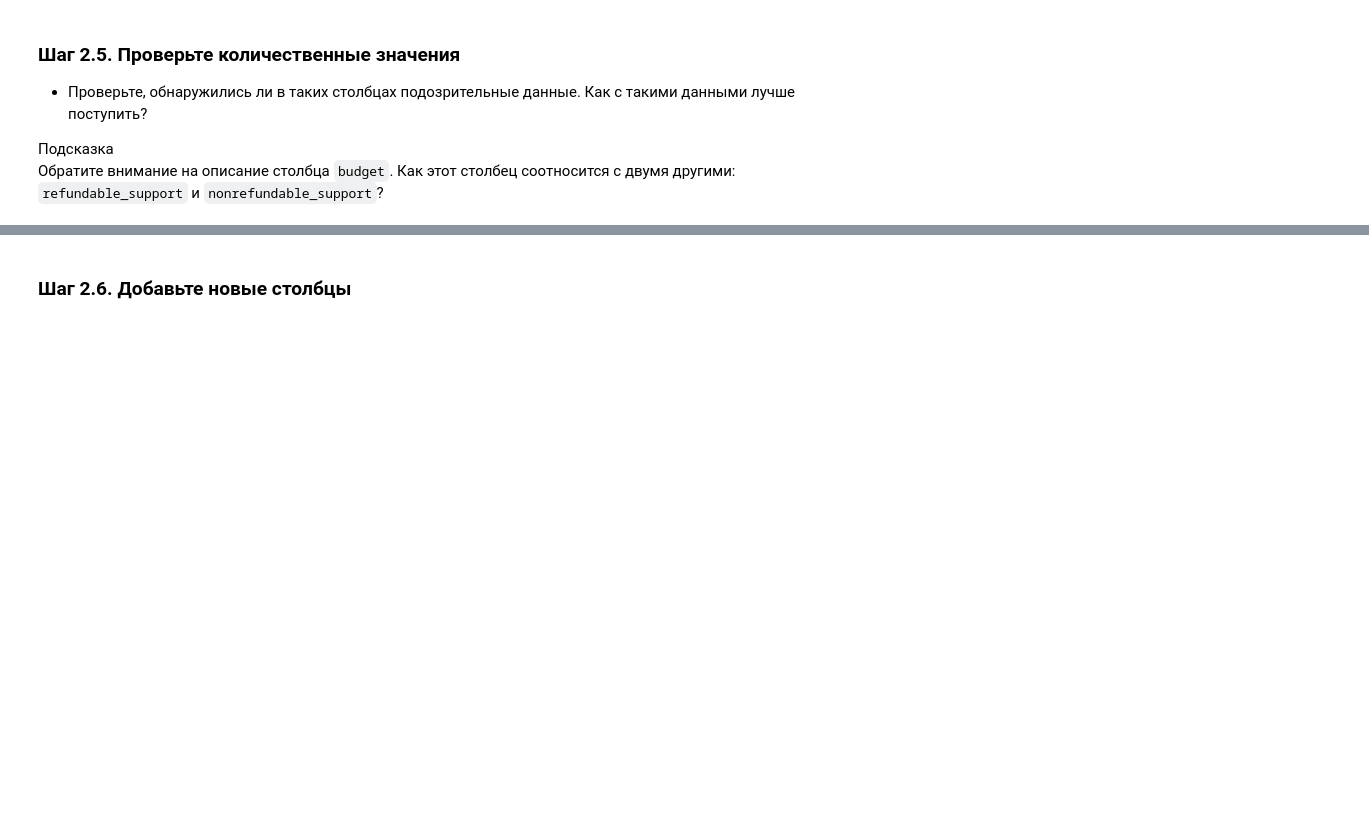
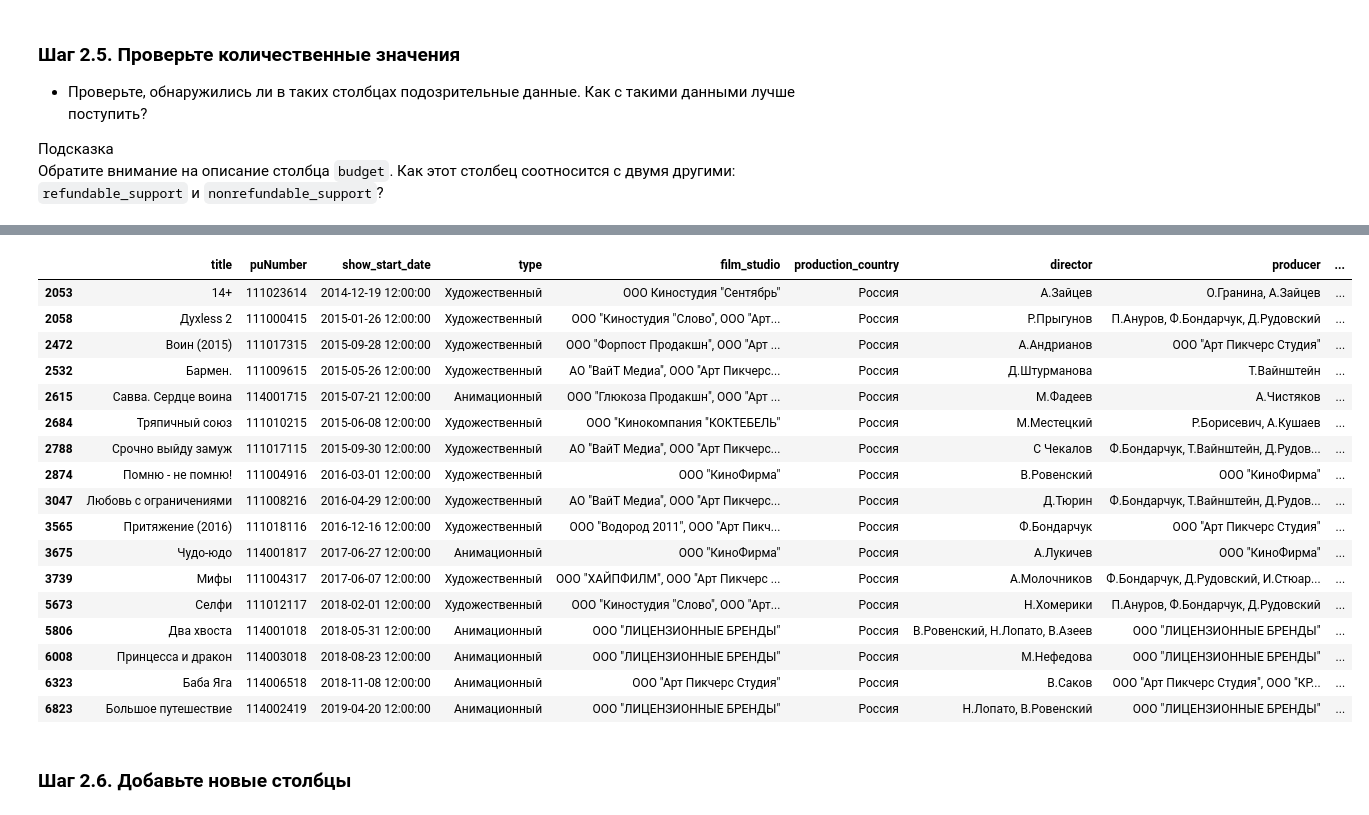
Before and after one commit to ArtyomRasskazov/Practicum, a Jupyter notebook: 1-4-russian-film-distribution.ipynb, the cells around one changed output, grey strips where cells are left out. Saved outputs shown, nothing was run; the diff lists cells and outputs as text; code cells hidden in the pictures; blank space fills up the shorter version.

```diff
--- a/1-4-russian-film-distribution.ipynb
+++ b/1-4-russian-film-distribution.ipynb
@@ -443,3 +518,26 @@ df_mkrf_movies[['title', 'refundable_support', 'nonrefundable_support', 'budget'
+# %%
+df_mkrf_movies.loc[invalid_budget.index, 'budget'] = (df_mkrf_movies.loc[invalid_budget.index, 'refundable_support'] + df_mkrf_movies.loc[invalid_budget.index, 'nonrefundable_support']) / support_percentage
+
+df_mkrf_movies.loc[invalid_budget.index]
+# %% [output]
+|  | title | puNumber | show_start_date | type | film_studio | production_country | director | producer | ... |
+| 2053 | 14+ | 111023614 | 2014-12-19 12:00:00 | Художественный | ООО Киностудия "Сентябрь" | Россия | А.Зайцев | О.Гранина, А.Зайцев | ... |
+| 2058 | Дуxless 2 | 111000415 | 2015-01-26 12:00:00 | Художественный | ООО "Киностудия "Слово", ООО "Арт... | Россия | Р.Прыгунов | П.Ануров, Ф.Бондарчук, Д.Рудовский | ... |
+| 2472 | Воин (2015) | 111017315 | 2015-09-28 12:00:00 | Художественный | ООО "Форпост Продакшн", ООО "Арт ... | Россия | А.Андрианов | ООО "Арт Пикчерс Студия" | ... |
+| 2532 | Бармен. | 111009615 | 2015-05-26 12:00:00 | Художественный | АО "ВайТ Медиа", ООО "Арт Пикчерс... | Россия | Д.Штурманова | Т.Вайнштейн | ... |
+| 2615 | Савва. Сердце воина | 114001715 | 2015-07-21 12:00:00 | Анимационный | ООО "Глюкоза Продакшн", ООО "Арт ... | Россия | М.Фадеев | А.Чистяков | ... |
+| 2684 | Тряпичный союз | 111010215 | 2015-06-08 12:00:00 | Художественный | ООО "Кинокомпания "КОКТЕБЕЛЬ" | Россия | М.Местецкий | Р.Борисевич, А.Кушаев | ... |
+| 2788 | Срочно выйду замуж | 111017115 | 2015-09-30 12:00:00 | Художественный | АО "ВайТ Медиа", ООО "Арт Пикчерс... | Россия | С Чекалов | Ф.Бондарчук, Т.Вайнштейн, Д.Рудов... | ... |
+| 2874 | Помню - не помню! | 111004916 | 2016-03-01 12:00:00 | Художественный | ООО "КиноФирма" | Россия | В.Ровенский | ООО "КиноФирма" | ... |
+| 3047 | Любовь с ограничениями | 111008216 | 2016-04-29 12:00:00 | Художественный | АО "ВайТ Медиа", ООО "Арт Пикчерс... | Россия | Д.Тюрин | Ф.Бондарчук, Т.Вайнштейн, Д.Рудов... | ... |
+| 3565 | Притяжение (2016) | 111018116 | 2016-12-16 12:00:00 | Художественный | ООО "Водород 2011", ООО "Арт Пикч... | Россия | Ф.Бондарчук | ООО "Арт Пикчерс Студия" | ... |
+| 3675 | Чудо-юдо | 114001817 | 2017-06-27 12:00:00 | Анимационный | ООО "КиноФирма" | Россия | А.Лукичев | ООО "КиноФирма" | ... |
+| 3739 | Мифы | 111004317 | 2017-06-07 12:00:00 | Художественный | ООО "ХАЙПФИЛМ", ООО "Арт Пикчерс ... | Россия | А.Молочников | Ф.Бондарчук, Д.Рудовский, И.Стюар... | ... |
+| 5673 | Селфи | 111012117 | 2018-02-01 12:00:00 | Художественный | ООО "Киностудия "Слово", ООО "Арт... | Россия | Н.Хомерики | П.Ануров, Ф.Бондарчук, Д.Рудовский | ... |
+| 5806 | Два хвоста | 114001018 | 2018-05-31 12:00:00 | Анимационный | ООО "ЛИЦЕНЗИОННЫЕ БРЕНДЫ" | Россия | В.Ровенский, Н.Лопато, В.Азеев | ООО "ЛИЦЕНЗИОННЫЕ БРЕНДЫ" | ... |
+| 6008 | Принцесса и дракон | 114003018 | 2018-08-23 12:00:00 | Анимационный | ООО "ЛИЦЕНЗИОННЫЕ БРЕНДЫ" | Россия | М.Нефедова | ООО "ЛИЦЕНЗИОННЫЕ БРЕНДЫ" | ... |
+| 6323 | Баба Яга | 114006518 | 2018-11-08 12:00:00 | Анимационный | ООО "Арт Пикчерс Студия" | Россия | В.Саков | ООО "Арт Пикчерс Студия", ООО "КР... | ... |
+| 6823 | Большое путешествие | 114002419 | 2019-04-20 12:00:00 | Анимационный | ООО "ЛИЦЕНЗИОННЫЕ БРЕНДЫ" | Россия | Н.Лопато, В.Ровенский | ООО "ЛИЦЕНЗИОННЫЕ БРЕНДЫ" | ... |
 # %% [markdown]
 ### Шаг 2.6. Добавьте новые столбцы
 # %% [markdown]
```
Also changed, not shown: parts of 17 cells of this notebook.
